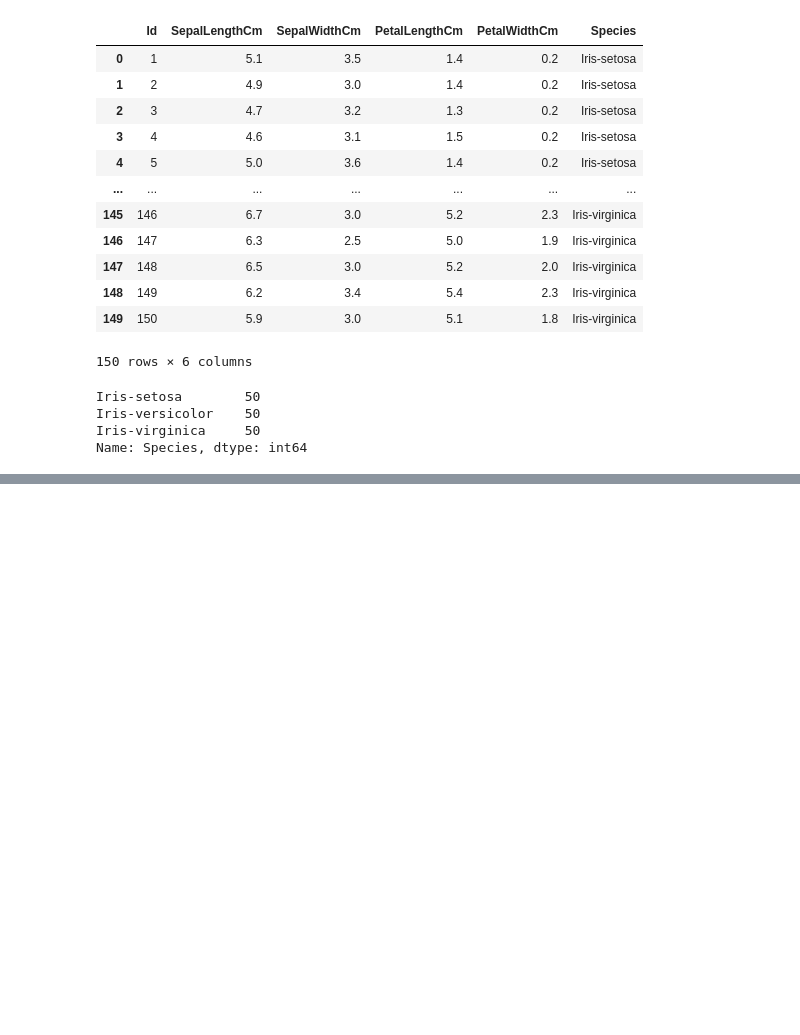
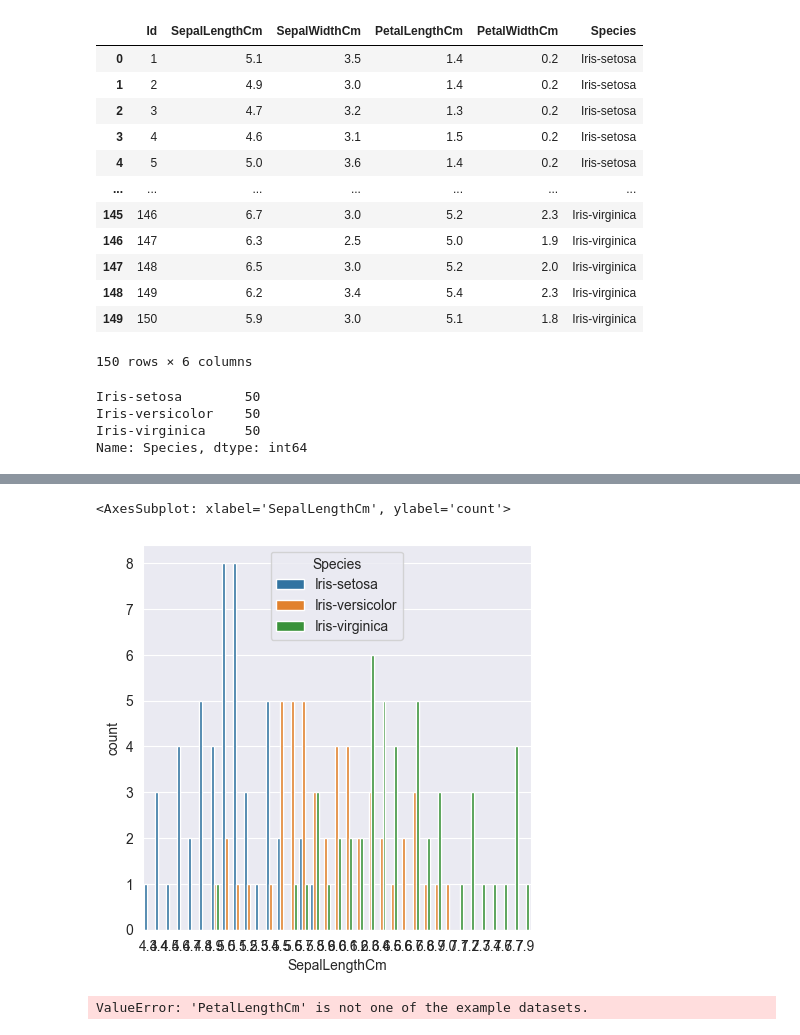
Before and after one commit to anantaYSR/Praktikum_KB, a Jupyter notebook: PERTEMUAN/Pertemuan3/Part3.ipynb, the cells around one changed output, grey strips where cells are left out. Saved outputs shown, nothing was run; the diff lists cells and outputs as text; code cells hidden in the pictures; blank space fills up the shorter version.

```diff
--- a/PERTEMUAN/Pertemuan3/Part3.ipynb
+++ b/PERTEMUAN/Pertemuan3/Part3.ipynb
@@ -92,0 +100,14 @@ plt.show()
+# %%
+sns.set_style("darkgrid")
+plt.figure(figsize=(5,5))
+sns.countplot(data = df, x='SepalLengthCm', hue='Species')
+# %% [output]
+<AxesSubplot: xlabel='SepalLengthCm', ylabel='count'>
+[figure, added]
+# %%
+flight=sns.load_dataset("PetalLengthCm")
+
+may_flight=flight.query("month == 'may' ")
+sns.lineplot(data=may_flight.sort_value.tail(5), x="year")
+# %% [output]
+ValueError: 'PetalLengthCm' is not one of the example datasets.
```
Also changed, not shown: parts of 7 cells of this notebook.
